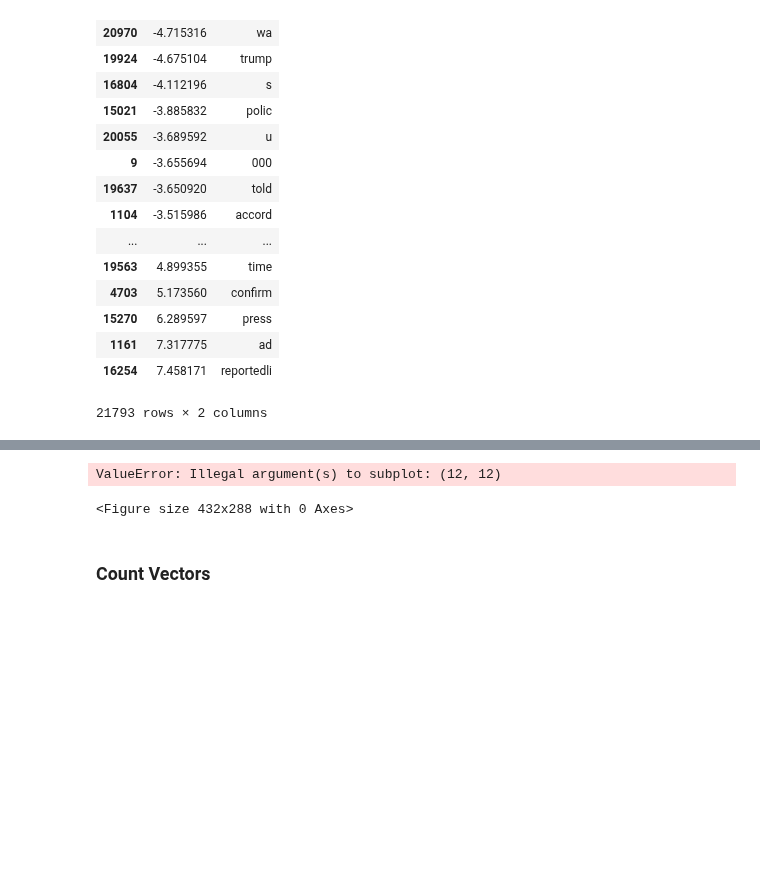
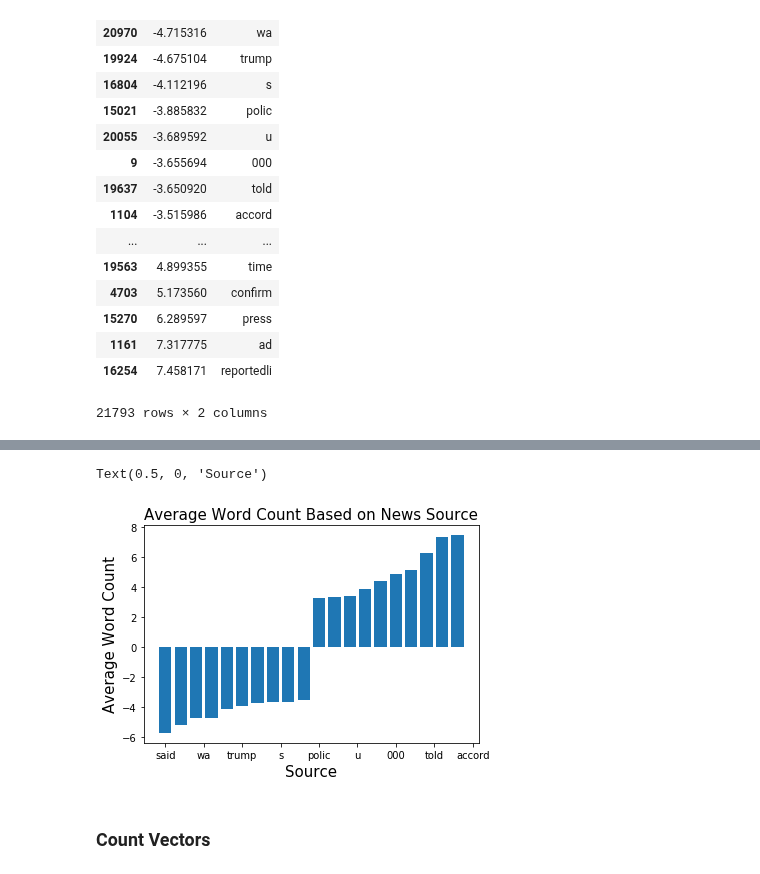
Before and after one commit to johncpolitte/News_or_Satire, a Jupyter notebook: Fresh_notebook_for_cleaning.ipynb, the cells around one changed output, grey strips where cells are left out. Saved outputs shown, nothing was run; the diff lists cells and outputs as text; code cells hidden in the pictures; blank space fills up the shorter version.

Commit message:
Added title and axis titles

```diff
--- a/Fresh_notebook_for_cleaning.ipynb
+++ b/Fresh_notebook_for_cleaning.ipynb
@@ -348,14 +345,17 @@ Text(0.5, 0, 'Source')
 # %%
 data = x
 labels = top_bot_words
-fig, ax = plt.
-ax=plt.subplot()
+fig, ax = plt.subplots()
+
 plt.bar(np.arange(len(data)), data)
-ax.set_xticks(np.arange(len(data)))
+#ax.set_xticks(np.arange(len(data)))
 ax.set_xticklabels(labels)
+ax.set_title("10 Largest and Smal", fontsize = 15)
+ax.set_ylabel("Average Word Count", fontsize = 15)
+ax.set_xlabel("Source", fontsize = 15)
 # %% [output]
-ValueError: Illegal argument(s) to subplot: (12, 12)
+Text(0.5, 0, 'Source')
-<Figure size 432x288 with 0 Axes>
+[figure, added]
 # %% [markdown]
 ### Count Vectors
 # %%
```
Also changed, not shown: parts of 1 cell of this notebook.
